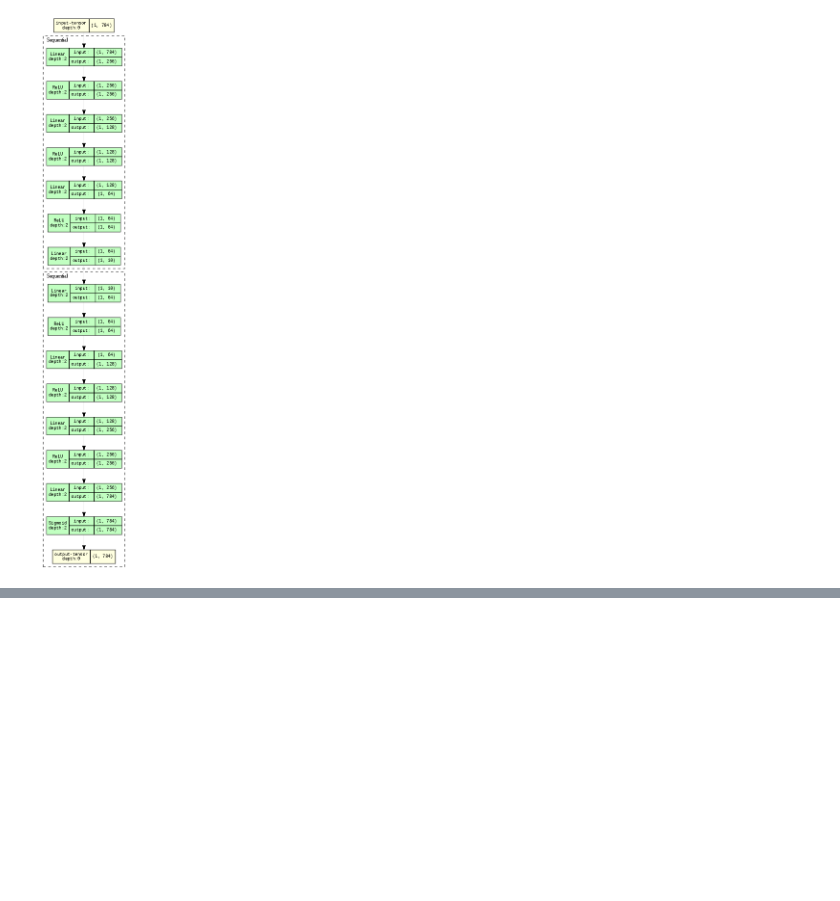
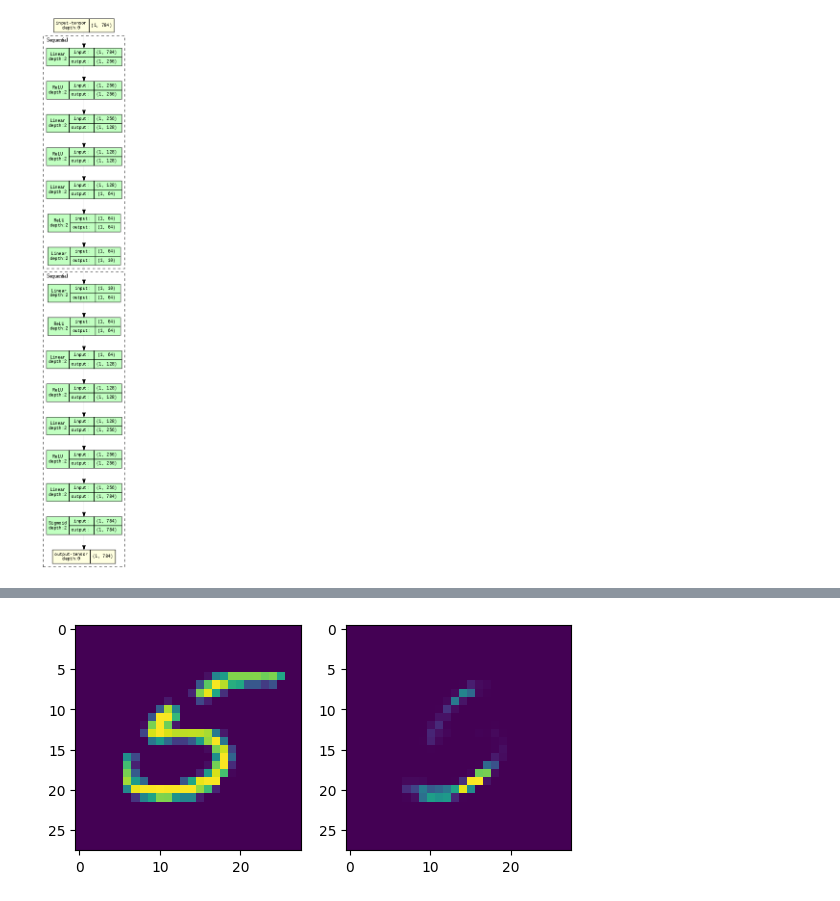
Before and after one commit to brainmentorspvtltd/IGDTU_PyTorchTraining, a Jupyter notebook: IG_SimpleAutoencoders.ipynb, the cells around one changed output, grey strips where cells are left out. Saved outputs shown, nothing was run; the diff lists cells and outputs as text; code cells hidden in the pictures; blank space fills up the shorter version.

```diff
--- a/IG_SimpleAutoencoders.ipynb
+++ b/IG_SimpleAutoencoders.ipynb
@@ -148,0 +231,8 @@ model_graph.visual_graph
+# %%
+plt.subplot(1,2,1)
+plt.imshow(output[49]['img'][0].cpu().reshape(28, 28))
+plt.subplot(1,2,2)
+plt.imshow(output[49]['out'].cpu().detach().numpy()[0].reshape(28,28))
+plt.show()
+# %% [output]
+[figure, added]
```
Also changed, not shown: parts of 11 cells of this notebook.
